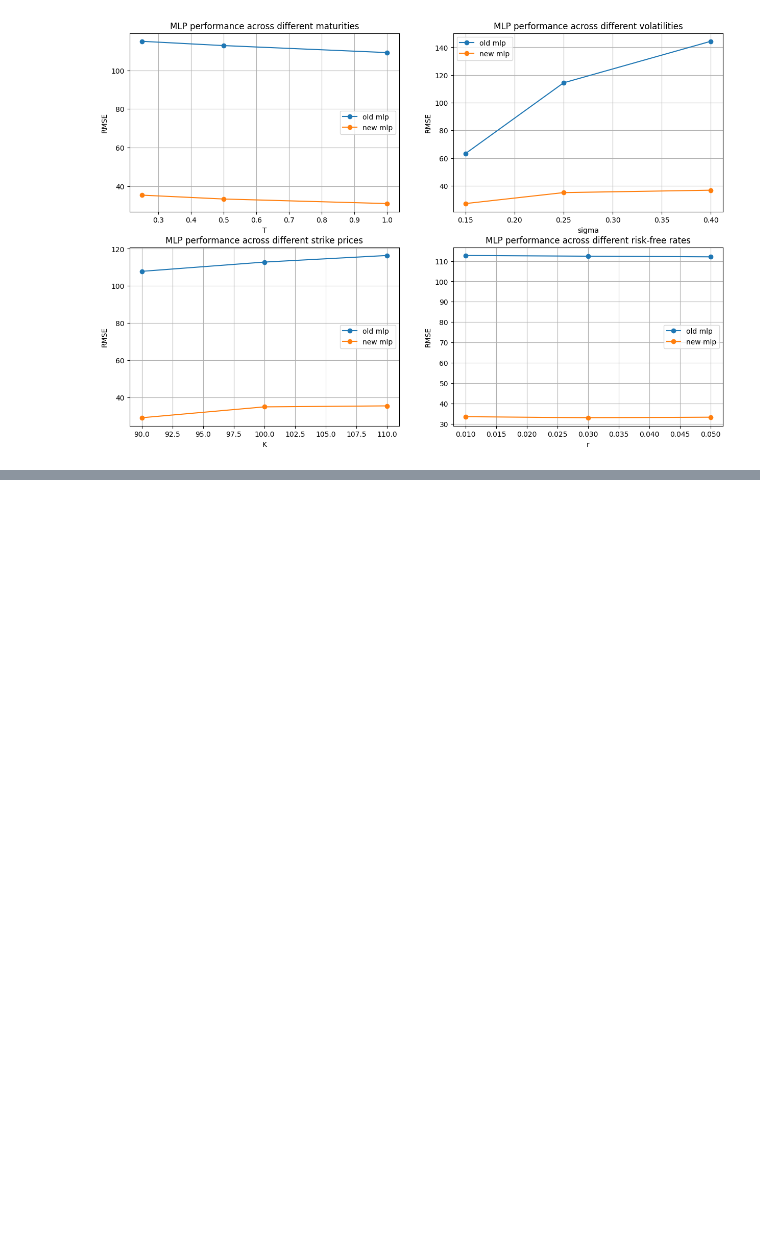
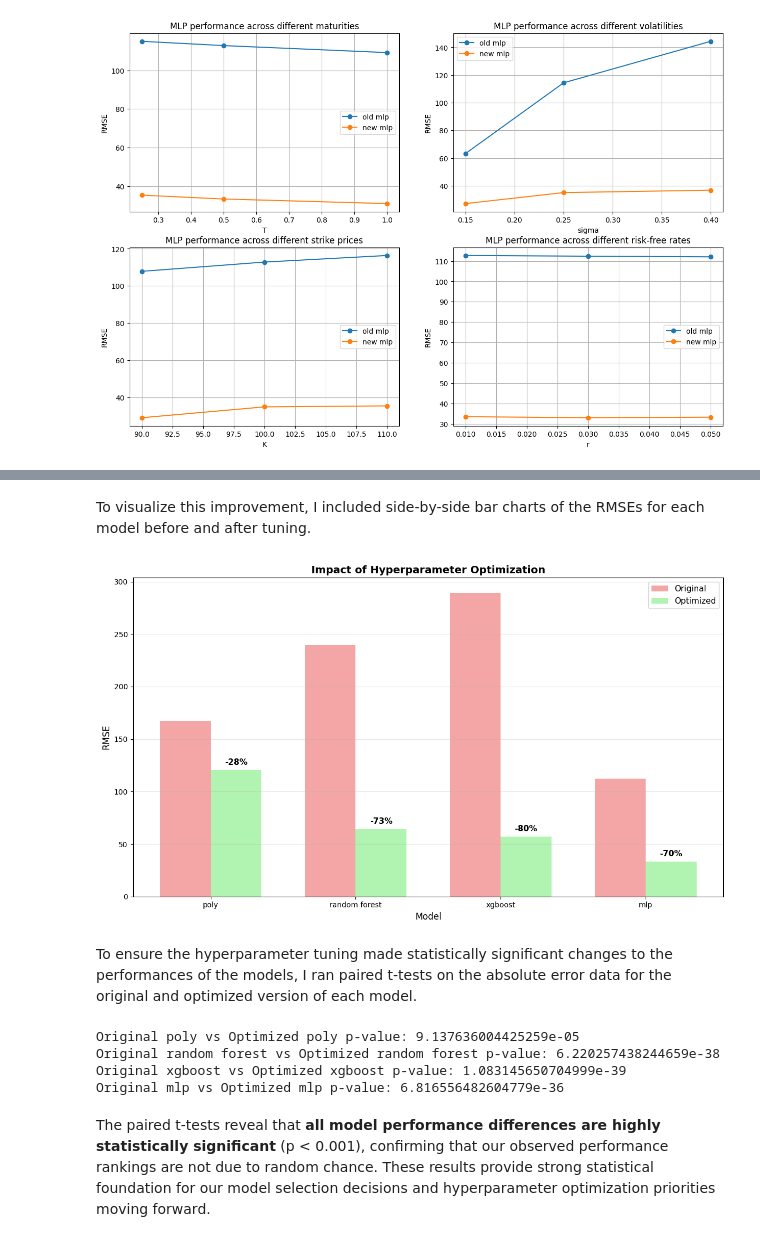
Before and after one commit to akhan531/Monte-Carlo-Option-Pricing-Engine, a Jupyter notebook: notebook.ipynb, the cells around one changed output, grey strips where cells are left out. Cells and saved outputs as stored; diff of their text form; code cells hidden in the pictures; blank space fills up the shorter version.

```diff
--- a/notebook.ipynb
+++ b/notebook.ipynb
@@ -1410,0 +1296,12 @@ plt.show()
+# %%
+optimization_summary = pd.DataFrame()
+
+optimization_summary['Model'] = test_models
+optimization_summary['Original RMSE'] = [RMSE(option_prices[option_prices['model'] == model]['Absolute Error']) for model in test_models]
+optimization_summary['Optimized RMSE'] = [min_poly_RMSE, min_rf_RMSE, min_xgb_RMSE, min_mlp_RMSE]
+optimization_summary['Absolute Improvement'] = optimization_summary['Original RMSE'] - optimization_summary['Optimized RMSE']
+optimization_summary['Relative Improvement (%)'] = (optimization_summary['Absolute Improvement'] / optimization_summary['Original RMSE']) * 100
+optimization_summary['Original Ranking'] = optimization_summary['Original RMSE'].rank(ascending=True).astype(int)
+optimization_summary['New Ranking'] = optimization_summary['Optimized RMSE'].rank(ascending=True).astype(int)
+
+optimization_summary
@@ -1410,0 +1314,46 @@ plt.show()
+# %% [markdown]
+To visualize this improvement, I included side-by-side bar charts of the RMSEs for each model before and after tuning.
+# %%
+fig, ax = plt.subplots(figsize=(12, 7))
+x = np.arange(len(test_models))
+width = 0.35
+
+bars1 = ax.bar(x - width/2, optimization_summary['Original RMSE'], width, label='Original', alpha=0.7, color='lightcoral')
+bars2 = ax.bar(x + width/2, optimization_summary['Optimized RMSE'], width, label='Optimized', alpha=0.7, color='lightgreen')
+
+for i, (orig, opt) in enumerate(zip(optimization_summary['Original RMSE'], optimization_summary['Optimized RMSE'])):
+    improvement = (orig - opt) / orig * 100
+    ax.text(i + width/2, opt + 5, f'-{improvement:.0f}%', ha='center', fontweight='bold', fontsize=11)
+
+ax.set_xlabel('Model', fontsize=12)
+ax.set_ylabel('RMSE', fontsize=12)
+ax.set_title('Impact of Hyperparameter Optimization', fontsize=14, fontweight='bold')
+ax.set_xticks(x)
+ax.set_xticklabels(test_models)
+ax.legend(fontsize=11)
+ax.grid(axis='y', alpha=0.3)
+
+plt.tight_layout()
+plt.show()
+# %% [output]
+[figure, added]
+# %% [markdown]
+To ensure the hyperparameter tuning made statistically significant changes to the performances of the models, I ran paired t-tests on the absolute error data for the original and optimized version of each model.
+# %%
+best_prices = [best_poly_prices, best_rf_prices, best_xgb_prices, best_mlp_prices]
+
+for model, data in zip(test_models, best_prices):
+    original_errors = option_prices[option_prices['model'] == model]['Absolute Error']
+    optimized_errors = data['Absolute Error']
+
+    t_stat, p_value = stats.ttest_rel(original_errors, optimized_errors)
+    effect_size = (original_errors.mean() - optimized_errors.mean()) / original_errors.std()
+
+    print('Original ' + model + ' vs Optimized ' + model + ' p-value: ' + str(p_value))
+# %% [output]
+Original poly vs Optimized poly p-value: 9.137636004425259e-05
+Original random forest vs Optimized random forest p-value: 6.220257438244659e-38
+Original xgboost vs Optimized xgboost p-value: 1.083145650704999e-39
+Original mlp vs Optimized mlp p-value: 6.816556482604779e-36
+# %% [markdown]
+The paired t-tests reveal that **all model performance differences are highly statistically significant** (p < 0.001), confirming that our observed performance rankings are not due to random chance. These results provide strong statistical foundation for our model selection decisions and hyperparameter optimization priorities moving forward.
```
Also changed, not shown: parts of 31 cells of this notebook.
